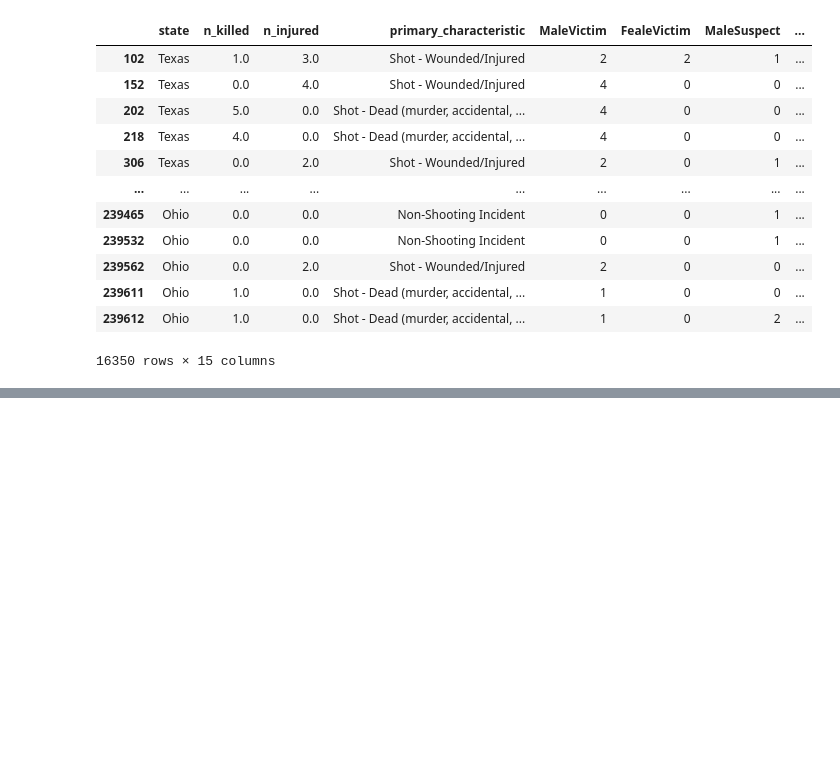
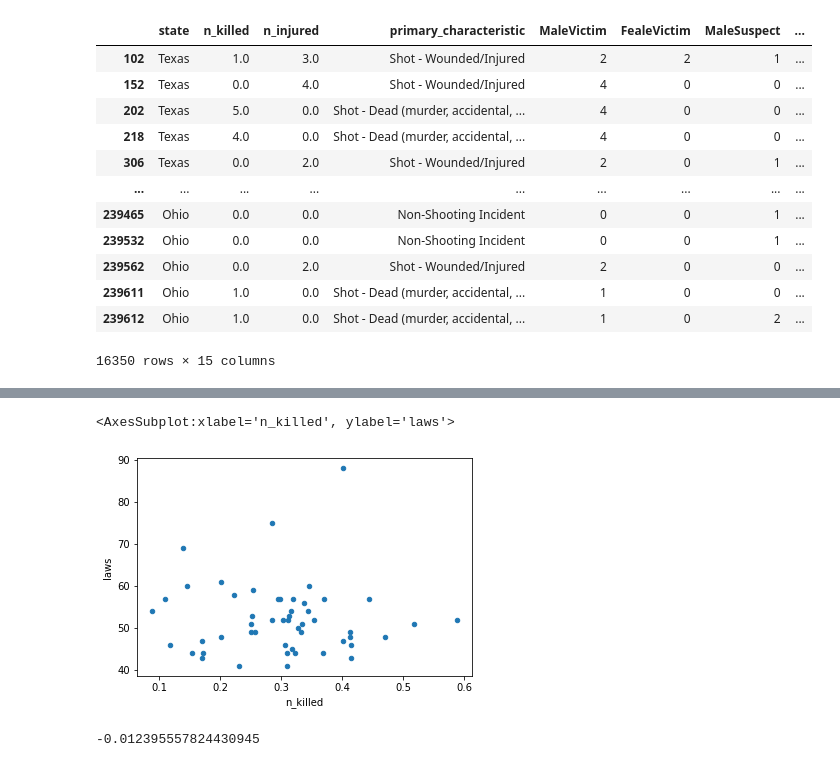
Before and after one commit to ErfanFaneian/580_final, a Jupyter notebook: gun_violance_EDA.ipynb, the cells around one changed output, grey strips where cells are left out. Cells and saved outputs as stored; diff of their text form; code cells hidden in the pictures; blank space fills up the shorter version.

```diff
--- a/gun_violance_EDA.ipynb
+++ b/gun_violance_EDA.ipynb
@@ -570,3 +580,6 @@ df_all
 | 239611 | Ohio | 1.0 | 0.0 | Shot - Dead (murder, accidental, ... | 1 | 0 | 0 | ... |
 | 239612 | Ohio | 1.0 | 0.0 | Shot - Dead (murder, accidental, ... | 1 | 0 | 2 | ... |
 16350 rows × 15 columns
+# %%
+df_gun_law = pd.read_csv('gun_law.csv')
+df_gun_law
@@ -572,0 +600,4 @@ df_all
+# %%
+dfgl = df_gun_law.groupby('State', as_index=False)['Law ID'].agg('count')
+dfgl.columns = ['state', 'laws']
+dfgl
@@ -572,0 +622,3 @@ df_all
+# %%
+df5 = df5.groupby('state', as_index=False)['n_killed'].agg('mean')
+df5
@@ -572,0 +643,3 @@ df_all
+# %%
+df6 = pd.merge(dfgl, df5, on='state')
+#df5.merge(dfgl, left_on='state', right_on='state')
@@ -572,0 +666,12 @@ df_all
+# %%
+df6.plot(kind='scatter', x='n_killed', y='laws')
+# %% [output]
+<AxesSubplot:xlabel='n_killed', ylabel='laws'>
+[figure, added]
+# %%
+column_1 = df6["n_killed"]
+column_2 = df6["laws"]
+correlation = column_1.corr(column_2)
+print(correlation)
+# %% [output]
+-0.012395557824430945
```
Also changed, not shown: parts of 14 cells of this notebook.
